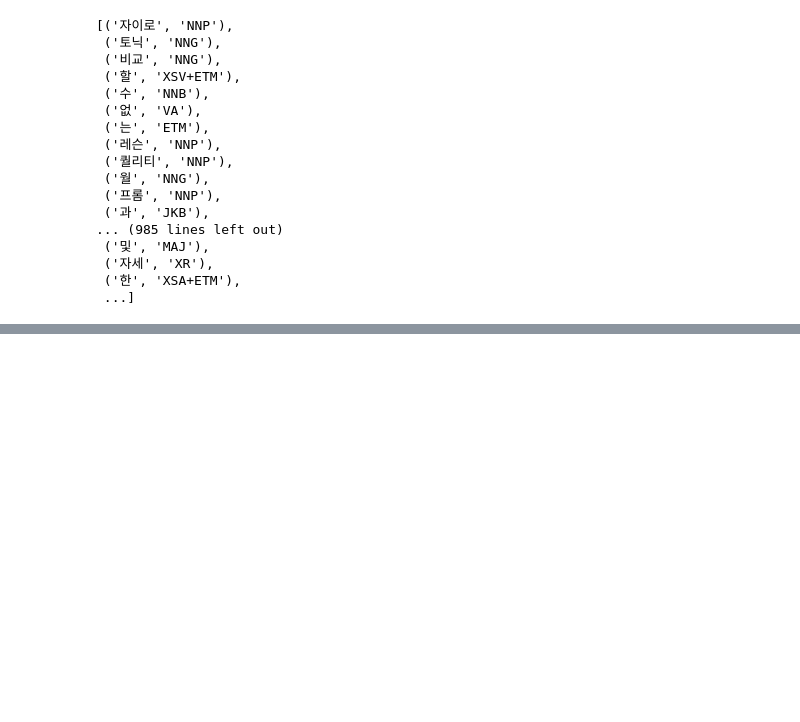
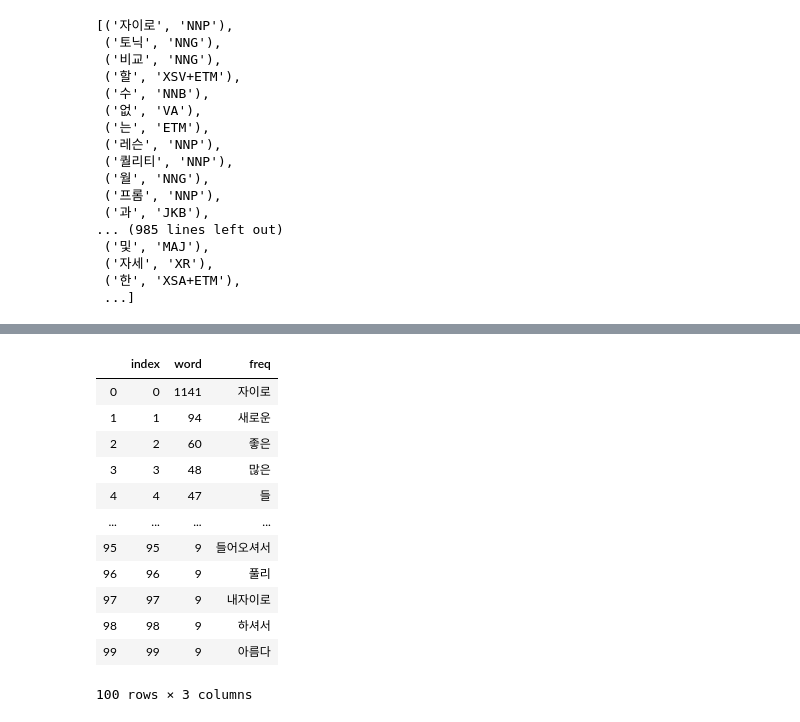
Before and after one commit to JDCha/instagram_hashtag_analysis, a Jupyter notebook: jupyter-adj-analysis-자이로토닉.ipynb, the cells around one changed output, grey strips where cells are left out. Cells and saved outputs as stored; diff of their text form; code cells hidden in the pictures; blank space fills up the shorter version.

Commit message:
my first word2vec model

```diff
--- a/jupyter-adj-analysis.ipynb
+++ b/jupyter-adj-analysis-자이로토닉.ipynb
@@ -68,15 +68,16 @@ morphed_list_okt = twitter.pos(clean_text)
 
 # 불용어
 stopwords_Twitter = ["입니다","있는","있습니다","같은","안녕하세요","고마워요","있어요","있게"\
-                     ,"있도록","부탁드립니다"]
+                     ,"있도록","부탁드립니다","하는","합니다","할","하세요","하기","해","됩니다","하여"]
 
 # 5. 형용사 품사만 뽑아내기
 adj_list_okt = []
 for word, tag in morphed_list_okt:
-    if tag in ['Adjective'] and word not in stopwords_Twitter:
+    if tag in ['Adjective','Verb'] and word not in stopwords_Twitter:
         adj_list_okt.append(word)
 
 # 6. 선별된 품사별 빈도수 계산 & 상위 빈도 10위 까지 출력
 adj_counts_okt = Counter(adj_list_okt)
-adj_counts_okt.most_common(100)
+common_adj_okt = adj_counts_okt.most_common(100)
+common_adj_okt
 # %% [output]
@@ -163,0 +183,3 @@ adj_counts_mecab.most_common(100)
+# %%
+df = pd.DataFrame(np.sort(np.array(common_adj_okt), axis=1), columns=['word','freq'])
+df
@@ -163,0 +200,17 @@ adj_counts_mecab.most_common(100)
+# %%
+df_without_index = df.reset_index()
+df_without_index
+# %% [output]
+|  | index | word | freq |
+| 0 | 0 | 1141 | 자이로 |
+| 1 | 1 | 94 | 새로운 |
+| 2 | 2 | 60 | 좋은 |
+| 3 | 3 | 48 | 많은 |
+| 4 | 4 | 47 | 들 |
+| ... | ... | ... | ... |
+| 95 | 95 | 9 | 들어오셔서 |
+| 96 | 96 | 9 | 풀리 |
+| 97 | 97 | 9 | 내자이로 |
+| 98 | 98 | 9 | 하셔서 |
+| 99 | 99 | 9 | 아름다 |
+100 rows × 3 columns
```
Also changed, not shown: parts of 6 cells of this notebook, 6 other files.
